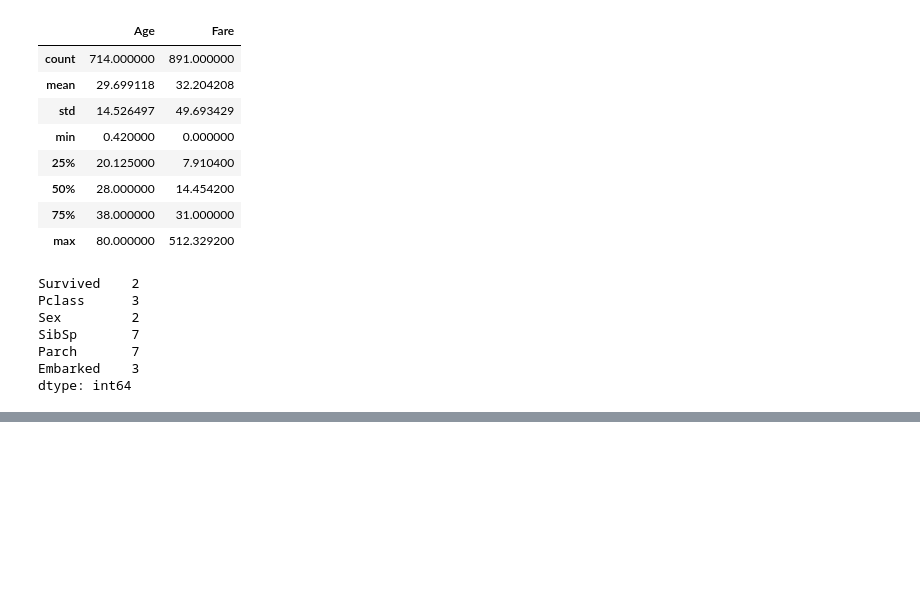
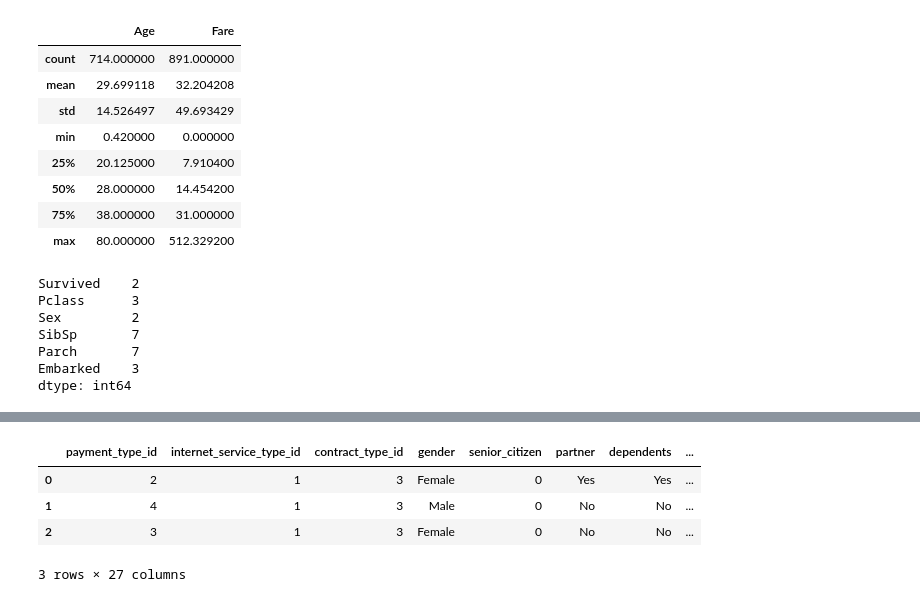
Before and after one commit to wheelerjoshua/classification-exercises, a Jupyter notebook: classification_exercises.ipynb, the cells around one changed output, grey strips where cells are left out. Cells and saved outputs as stored; diff of their text form; code cells hidden in the pictures; blank space fills up the shorter version.

```diff
--- a/classification_exercises.ipynb
+++ b/classification_exercises.ipynb
@@ -257,0 +385,8 @@ Embarked has 3 unique values.
+# %%
+df.head(3)
+# %% [output]
+|  | payment_type_id | internet_service_type_id | contract_type_id | gender | senior_citizen | partner | dependents | ... |
+| 0 | 2 | 1 | 3 | Female | 0 | Yes | Yes | ... |
+| 1 | 4 | 1 | 3 | Male | 0 | No | No | ... |
+| 2 | 3 | 1 | 3 | Female | 0 | No | No | ... |
+3 rows × 27 columns
```
Also changed, not shown: parts of 26 cells of this notebook, 2 other files.
